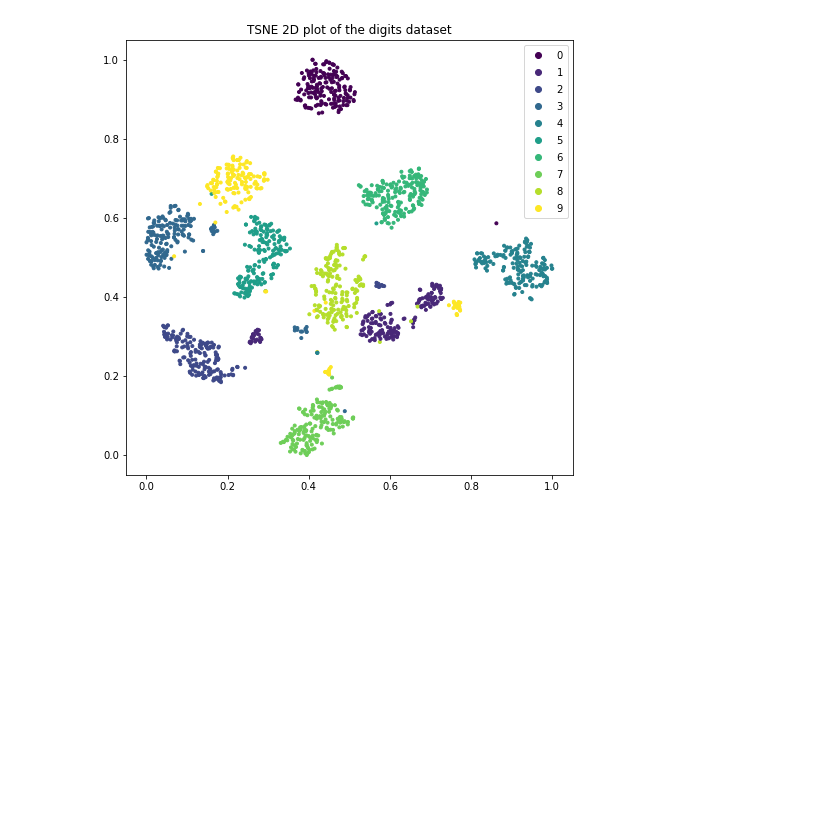
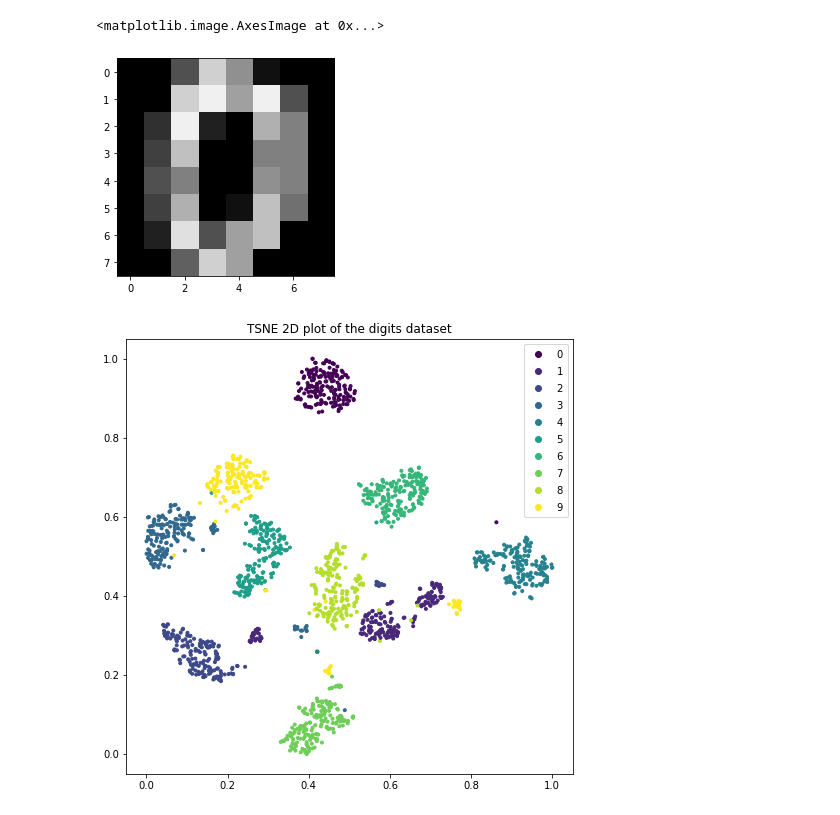
Before and after one commit to klein203/JupyterNotebook, a Jupyter notebook: ml/dimensionality_reduction/dimen_reduction.ipynb, the cells around one changed output. Saved outputs shown, nothing was run; the diff lists cells and outputs as text; code cells hidden in the pictures; blank space fills up the shorter version.

```diff
--- a/ml/dimensionality_reduction/dimen_reduction.ipynb
+++ b/ml/dimensionality_reduction/dimen_reduction.ipynb
@@ -15,9 +20,12 @@ y = digits.target
 # %%
 img = X[0].reshape((8, 8))
 img = img * 256 / 16
 im = Image.fromarray(img)
-im = im.resize((128, 128))
-im.show()
+
+plt.imshow(im)
+# %% [output]
+<matplotlib.image.AxesImage at 0x...>
+[figure, added]
 # %%
 tsne = TSNE(n_components=2, init='pca', learning_rate='auto', random_state=0)
 X_tsne = tsne.fit_transform(X)
```
Also changed, not shown: parts of 2 cells of this notebook, 3 other files.
